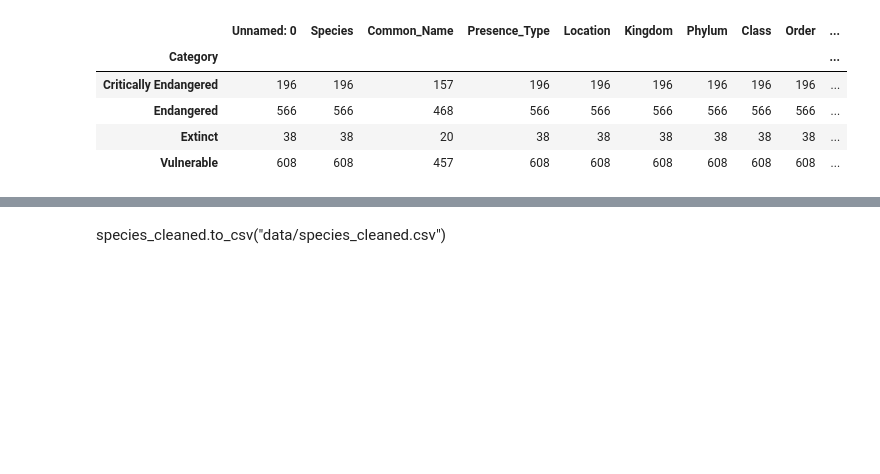
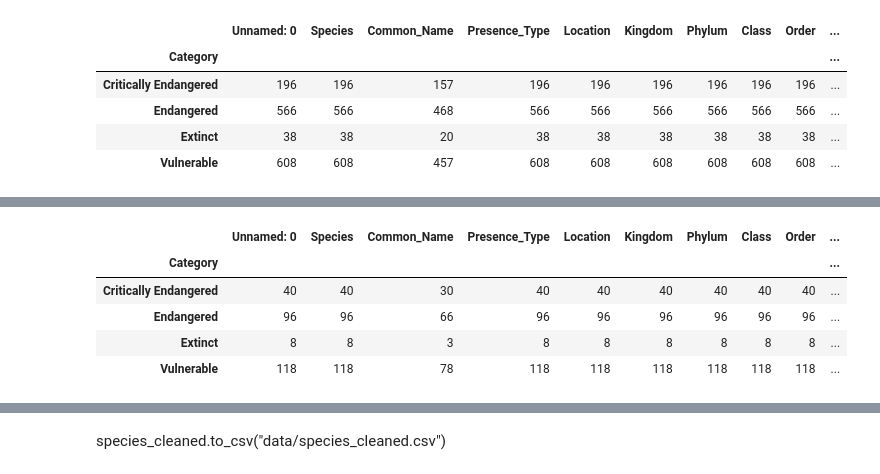
Before and after one commit to AmyAndersson/Project-2, a Jupyter notebook: notebook_cleaning/Spc_Clean2-Copy1.ipynb, the cells around one changed output, grey strips where cells are left out. Drawn from its saved outputs; the diff is of its cells as text; code cells hidden in the pictures; blank space fills up the shorter version.

```diff
--- a/notebook_cleaning/Spc_Clean2-Copy1.ipynb
+++ b/notebook_cleaning/Spc_Clean2-Copy1.ipynb
@@ -74,0 +86,10 @@ animals.groupby("Category").count()
+# %%
+plants_NSW = plants.loc[plants["Location"] == "NSW"]
+plants_NSW.groupby('Category').count()
+# %% [output]
+|  | Unnamed: 0 | Species | Common_Name | Presence_Type | Location | Kingdom | Phylum | Class | Order | ... |
+| Category |  |  |  |  |  |  |  |  |  | ... |
+| Critically Endangered | 40 | 40 | 30 | 40 | 40 | 40 | 40 | 40 | 40 | ... |
+| Endangered | 96 | 96 | 66 | 96 | 96 | 96 | 96 | 96 | 96 | ... |
+| Extinct | 8 | 8 | 3 | 8 | 8 | 8 | 8 | 8 | 8 | ... |
+| Vulnerable | 118 | 118 | 78 | 118 | 118 | 118 | 118 | 118 | 118 | ... |
```
Also changed, not shown: parts of 16 cells of this notebook, 3 other files.
